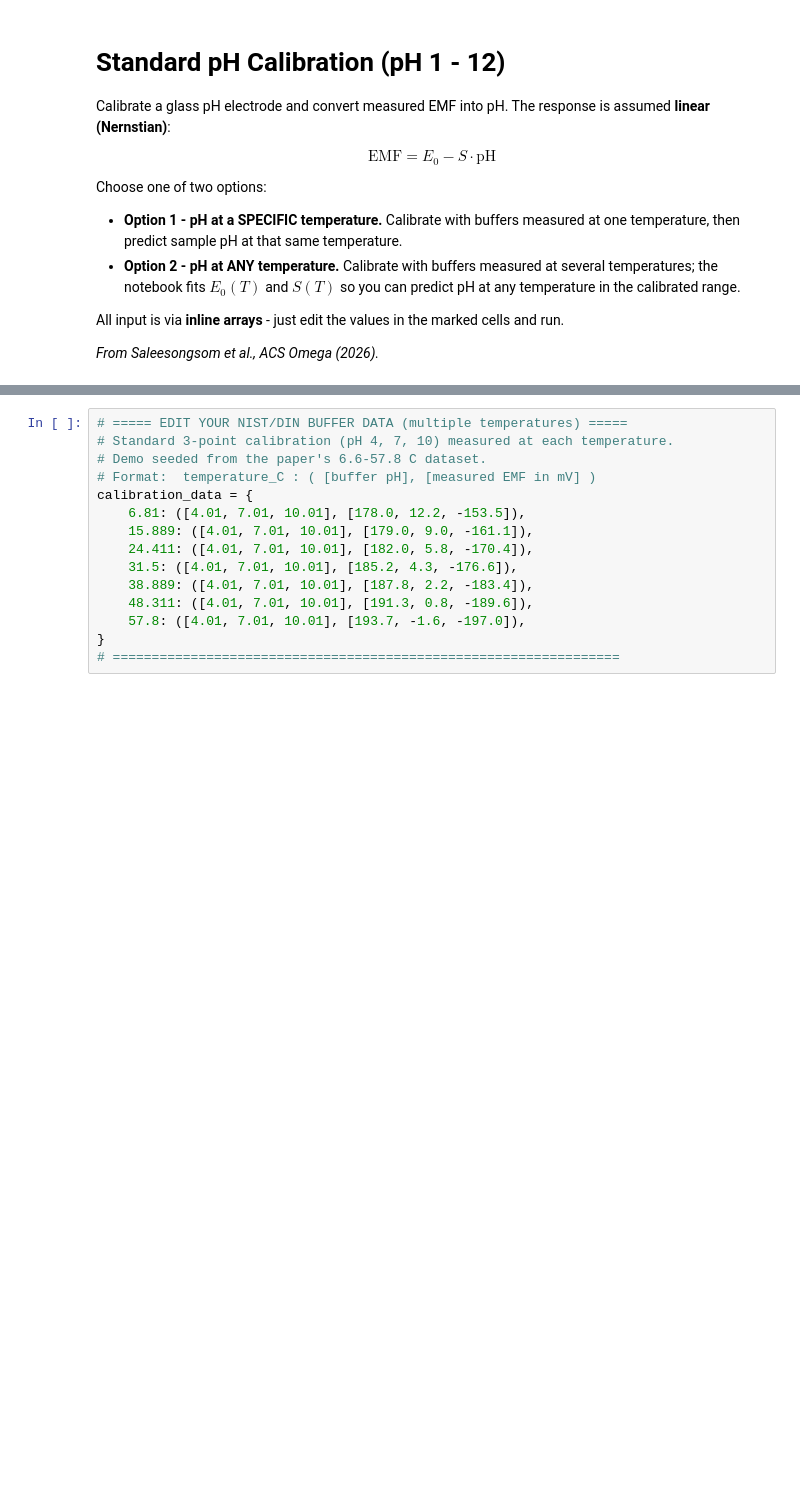
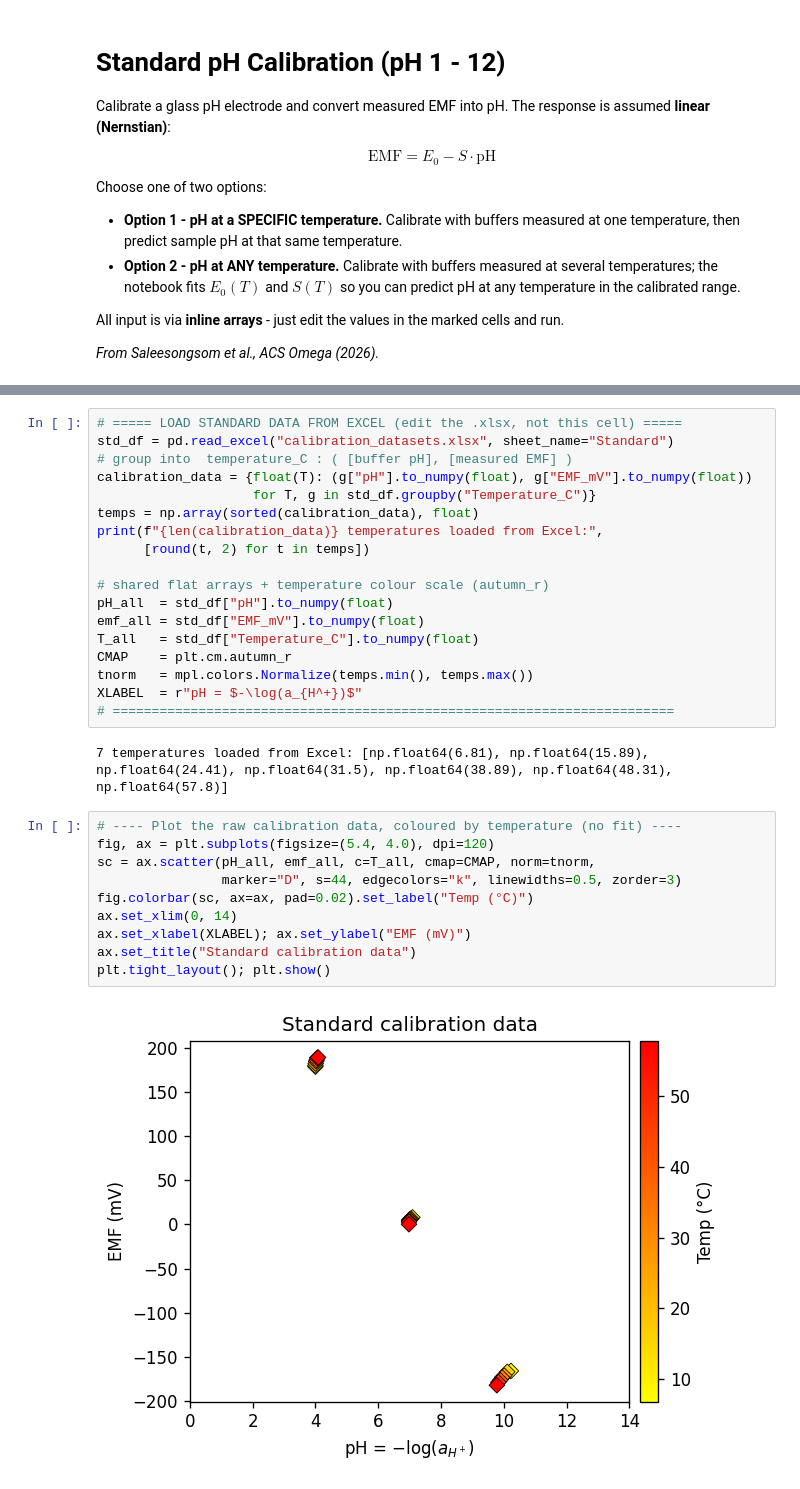
Before and after one commit to SarawudTH/NegativePH, a Jupyter notebook: Standard_pH_calibration_Tcorrection.ipynb, the cells around one changed output, grey strips where cells are left out. Drawn from its saved outputs; the diff is of its cells as text; blank space fills up the shorter version.

```diff
--- a/Standard_pH_calibration_Tcorrection.ipynb
+++ b/Standard_pH_calibration_Tcorrection.ipynb
@@ -98,15 +117,32 @@ The demo is seeded from the paper's 6.6-57.8 °C dataset.
-# %%
-# ===== EDIT YOUR NIST/DIN BUFFER DATA (multiple temperatures) =====
-# Standard 3-point calibration (pH 4, 7, 10) measured at each temperature.
-# Demo seeded from the paper's 6.6-57.8 C dataset.
-# Format:  temperature_C : ( [buffer pH], [measured EMF in mV] )
-calibration_data = {
-    6.81: ([4.01, 7.01, 10.01], [178.0, 12.2, -153.5]),
-    15.889: ([4.01, 7.01, 10.01], [179.0, 9.0, -161.1]),
-    24.411: ([4.01, 7.01, 10.01], [182.0, 5.8, -170.4]),
-    31.5: ([4.01, 7.01, 10.01], [185.2, 4.3, -176.6]),
-    38.889: ([4.01, 7.01, 10.01], [187.8, 2.2, -183.4]),
-    48.311: ([4.01, 7.01, 10.01], [191.3, 0.8, -189.6]),
-    57.8: ([4.01, 7.01, 10.01], [193.7, -1.6, -197.0]),
-}
-# =================================================================
+# %%
+# ===== LOAD STANDARD DATA FROM EXCEL (edit the .xlsx, not this cell) =====
+std_df = pd.read_excel("calibration_datasets.xlsx", sheet_name="Standard")
+# group into  temperature_C : ( [buffer pH], [measured EMF] )
+calibration_data = {float(T): (g["pH"].to_numpy(float), g["EMF_mV"].to_numpy(float))
+                    for T, g in std_df.groupby("Temperature_C")}
+temps = np.array(sorted(calibration_data), float)
+print(f"{len(calibration_data)} temperatures loaded from Excel:",
+      [round(t, 2) for t in temps])
+
+# shared flat arrays + temperature colour scale (autumn_r)
+pH_all  = std_df["pH"].to_numpy(float)
+emf_all = std_df["EMF_mV"].to_numpy(float)
+T_all   = std_df["Temperature_C"].to_numpy(float)
+CMAP    = plt.cm.autumn_r
+tnorm   = mpl.colors.Normalize(temps.min(), temps.max())
+XLABEL  = r"pH = $-\log(a_{H^+})$"
+# ========================================================================
+# %% [output]
+7 temperatures loaded from Excel: [np.float64(6.81), np.float64(15.89), np.float64(24.41), np.float64(31.5), np.float64(38.89), np.float64(48.31), np.float64(57.8)]
+# %%
+# ---- Plot the raw calibration data, coloured by temperature (no fit) ----
+fig, ax = plt.subplots(figsize=(5.4, 4.0), dpi=120)
+sc = ax.scatter(pH_all, emf_all, c=T_all, cmap=CMAP, norm=tnorm,
+                marker="D", s=44, edgecolors="k", linewidths=0.5, zorder=3)
+fig.colorbar(sc, ax=ax, pad=0.02).set_label("Temp (°C)")
+ax.set_xlim(0, 14)
+ax.set_xlabel(XLABEL); ax.set_ylabel("EMF (mV)")
+ax.set_title("Standard calibration data")
+plt.tight_layout(); plt.show()
+# %% [output]
+[figure, added]
```
Also changed, not shown: parts of 16 cells of this notebook.
